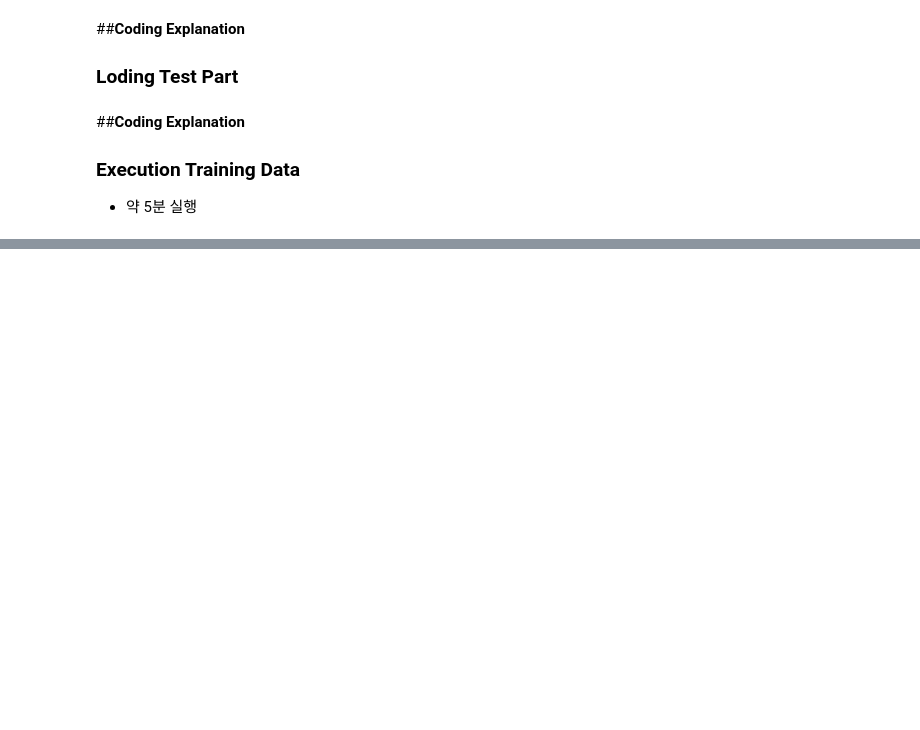
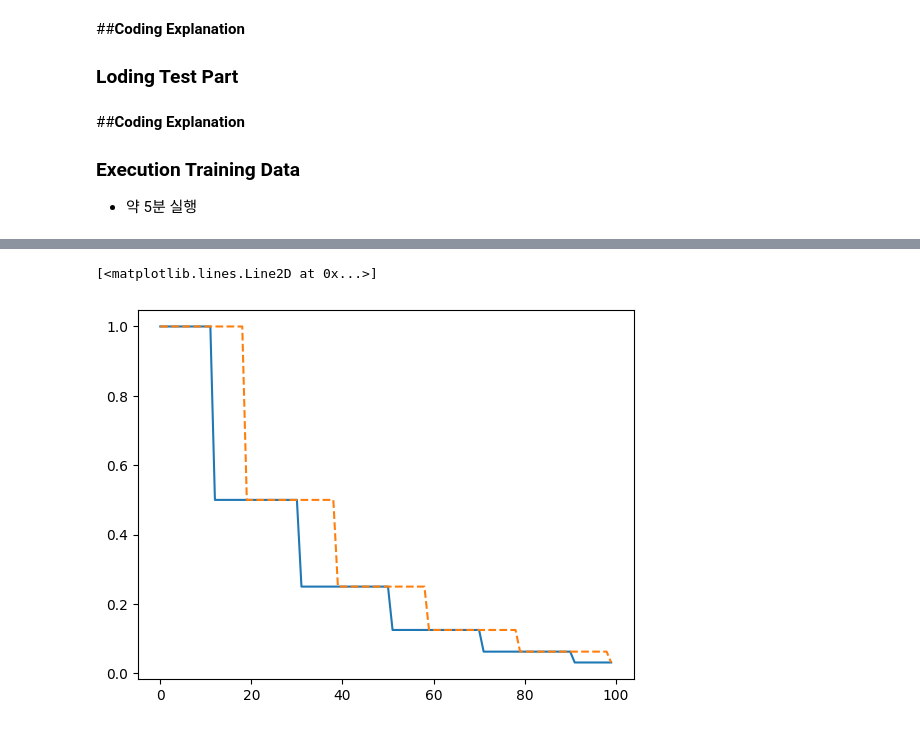
Before and after one commit to itaewonflow/lecture-DeepLearning, a Jupyter notebook: Training Techniques Baseline.ipynb, the cells around one changed output, grey strips where cells are left out. Cells and saved outputs as stored; diff of their text form; code cells hidden in the pictures; blank space fills up the shorter version.

```diff
--- a/Training Techniques Baseline.ipynb
+++ b/Training Techniques Baseline.ipynb
@@ -476,0 +815,19 @@ tensorboa 1898 root   14u  IPv4  96547      0t0  TCP localhost:6006 (LISTEN)
+# %%
+optimizer = optim.SGD(nn.Conv2d(1, 3, 3).parameters(), lr=1)
+scheduler = optim.lr_scheduler.ReduceLROnPlateau(optimizer, mode='min', factor=0.5)
+
+lr = []
+loss = 1.0
+losses = []
+for i in range(100):
+    if i % 20 == 19:
+        loss *= 0.5
+    losses.append(loss)
+    lr.append(optimizer.param_groups[0]['lr'])
+    scheduler.step(loss)
+
+plt.plot(lr)
+plt.plot(losses, linestyle='dashed')
+# %% [output]
+[<matplotlib.lines.Line2D at 0x...>]
+[figure, added]
```
Also changed, not shown: parts of 87 cells of this notebook.
